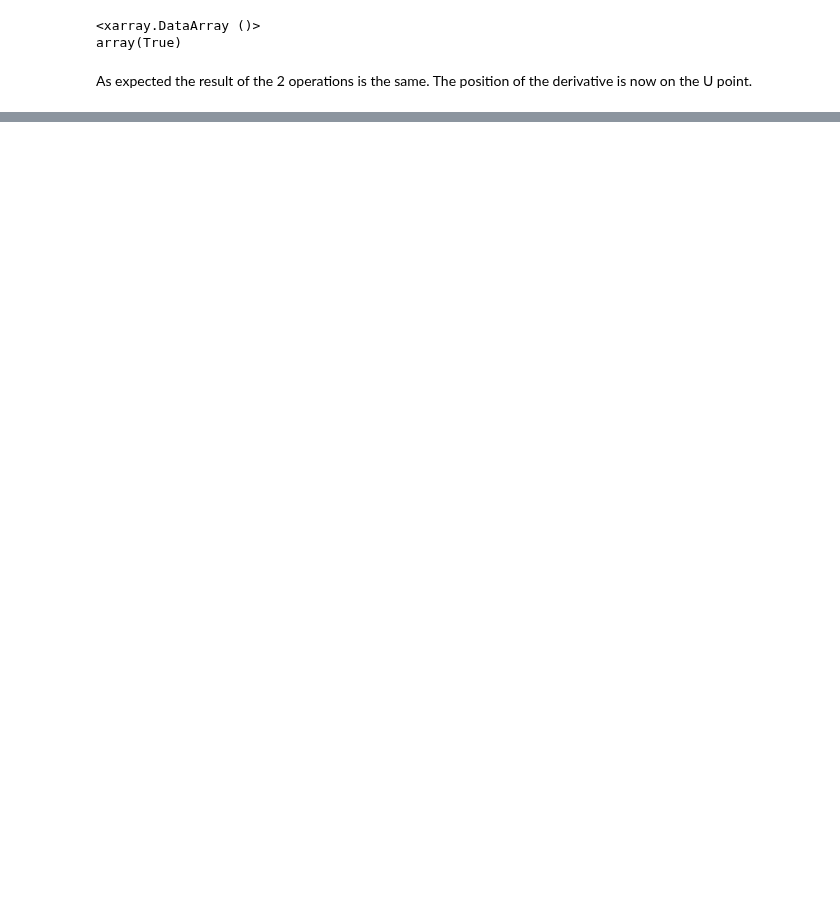
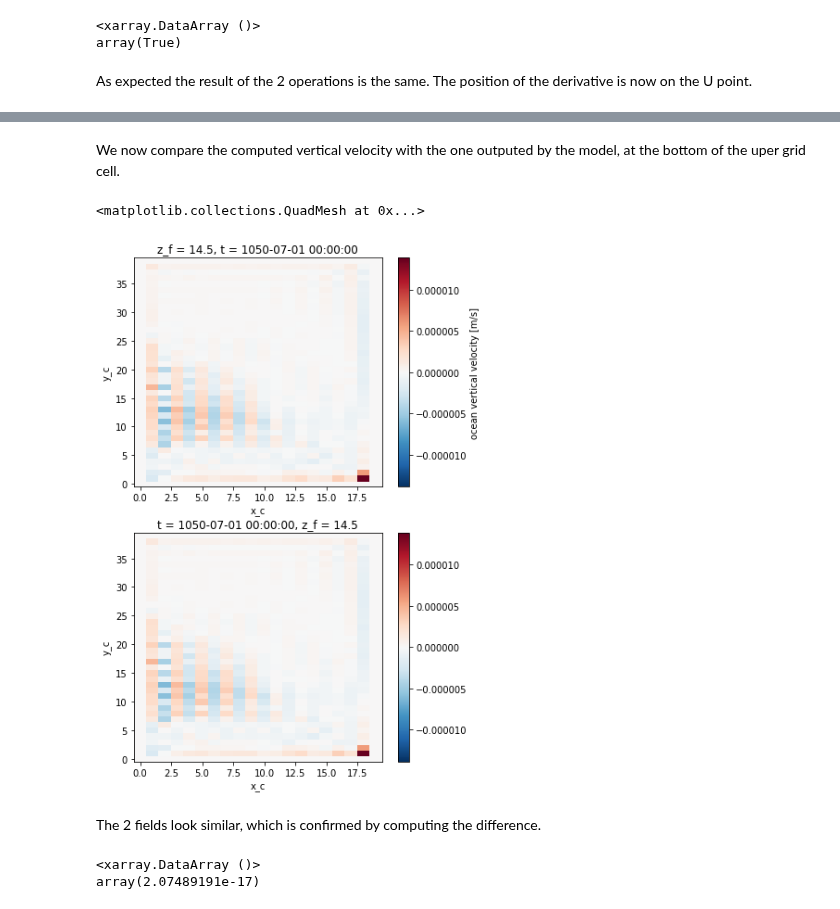
Before and after one commit to xgcm/xgcm, a Jupyter notebook: doc/example_nemo_idealized.ipynb, the cells around one changed output, grey strips where cells are left out. Cells and saved outputs as stored; diff of their text form; code cells hidden in the pictures; blank space fills up the shorter version.

```diff
--- a/doc/example_nemo_idealized.ipynb
+++ b/doc/example_nemo_idealized.ipynb
@@ -71,0 +40,4 @@ Coordinates:
+# %%
+points = ['t', 'u', 'v', 'f', 'w']
+for point in points:
+    ds[f"e3{point}"] = domcfg[f"e3{point}_0"]
@@ -196,5 +146,0 @@ We need to set the land points ds.zos to the nearest value => for interpolation
-# %%
-ds.zos[:,0] = ds.zos[:,1]
-ds.zos[:,-1] = ds.zos[:,-2]
-ds.zos[:,:,0] = ds.zos[:,:,1]
-ds.zos[:,:,-1] = ds.zos[:,:,-2]
@@ -361,0 +184,10 @@ Finally, we plot the kinetic energy $1/2 (u^2 + v^2)$ by interpoloting both quan
+# %%
+bd={'boundary':'fill', 'fill_value':0}
+
+div_uv = grid.diff(ds.uo * domcfg.e2u * ds.e3u, 'X', **bd) / (domcfg.e1t * domcfg.e2t * ds.e3t) \
+    + grid.diff(ds.vo * domcfg.e1v * ds.e3v, 'Y', **bd) / (domcfg.e1t * domcfg.e2t * ds.e3t)
+
+div_w = - grid.diff(ds.woce, 'Z', **bd) / ds.e3t
+
+div_uvw = div_uv + div_w
+div_uvw.max()
@@ -361,0 +246,16 @@ Finally, we plot the kinetic energy $1/2 (u^2 + v^2)$ by interpoloting both quan
+# %% [markdown]
+We now compare the computed vertical velocity with the one outputed by the model, at the bottom of the uper grid cell.
+# %%
+fig, ax = plt.subplots(2, 1)
+ds.woce.isel({'z_f':1}).plot(ax=ax[0])
+w.isel({'z_f':1}).plot(ax=ax[1])
+# %% [output]
+<matplotlib.collections.QuadMesh at 0x...>
+[figure, added]
+# %% [markdown]
+The 2 fields look similar, which is confirmed by computing the difference.
+# %%
+abs((w - ds.woce)).max()
+# %% [output]
+<xarray.DataArray ()>
+array(2.07489191e-17)
```
Also changed, not shown: parts of 64 cells of this notebook.
